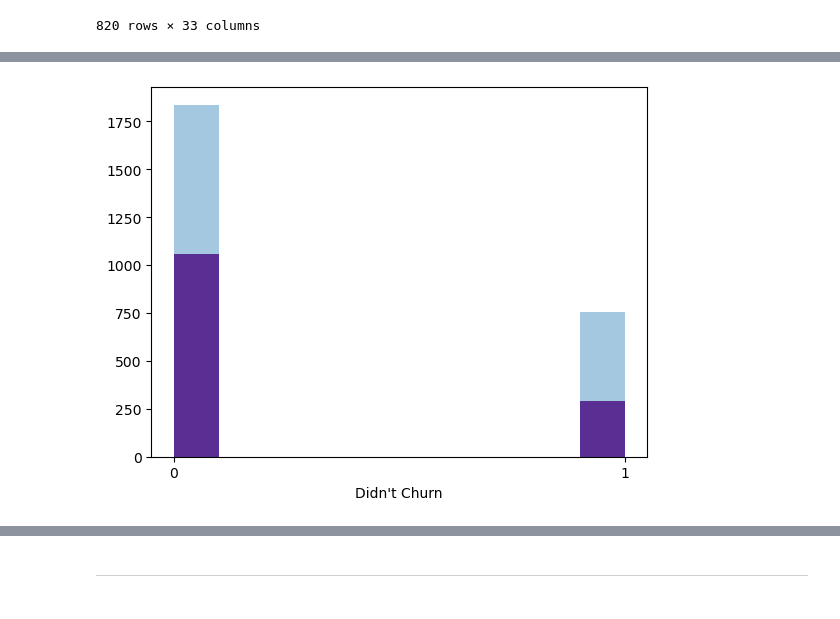
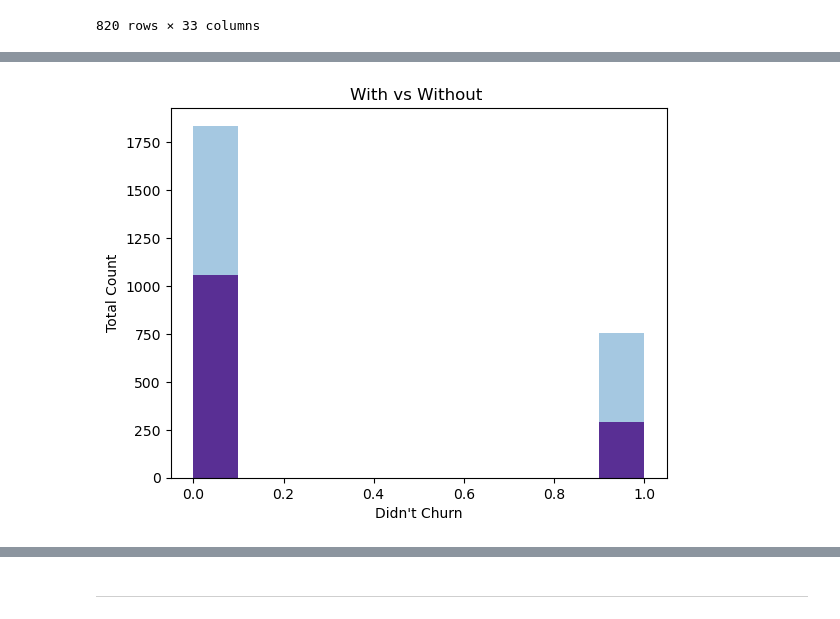
Before and after one commit to EstebanHernandez0/Predicting_Customer_Status, a Jupyter notebook: Final_Report.ipynb, the cells around one changed output, grey strips where cells are left out. Cells and saved outputs as stored; diff of their text form; code cells hidden in the pictures.

```diff
--- a/Final_Report.ipynb
+++ b/Final_Report.ipynb
@@ -383,0 +338,3 @@ sns.histplot(data= no_Protection, x= 'churn_encoded')
+# %%
+no_Protection= train[train.device_protection_Yes == 0]
+no_Protection.churn_encoded
@@ -384,4 +354,4 @@ sns.histplot(data= no_Protection, x= 'churn_encoded')
 # %%
-yes_Protection= train[train.device_protection_Yes == 0]
+yes_Protection= train[train.device_protection_Yes == 1]
 yes_Protection.churn_encoded
 # %% [output]
@@ -405,8 +370,10 @@ sns.histplot(data= yes_Protection, x= 'churn_encoded')
 # %%
 plt.hist(data= no_Protection, x= 'churn_encoded', color= 'purple')
 plt.hist(data= yes_Protection, x= 'churn_encoded', alpha= .4)
-plt.xticks(range(2))
 plt.xlabel("Didn't Churn")
+plt.ylabel("Total Count")
+plt.title("With vs Without ")
+
 plt.show()
 # %% [output]
-[figure, old version]
+[figure, new version]
```
Also changed, not shown: parts of 47 cells of this notebook.
